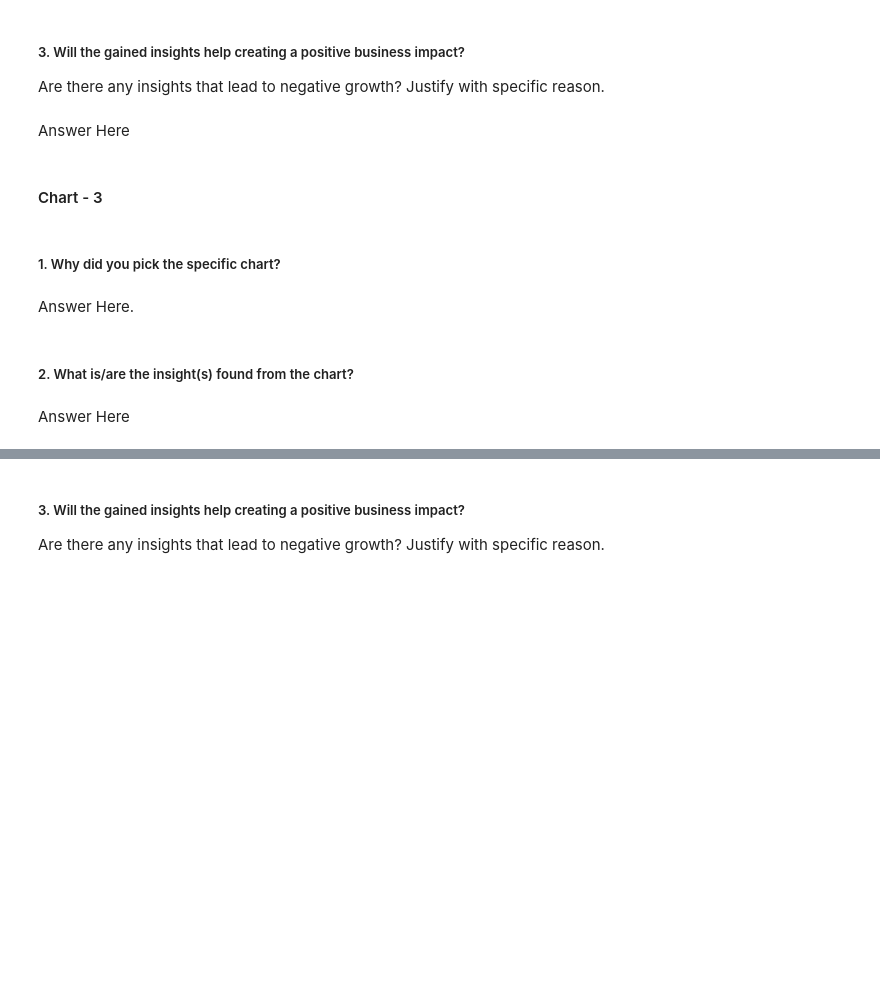
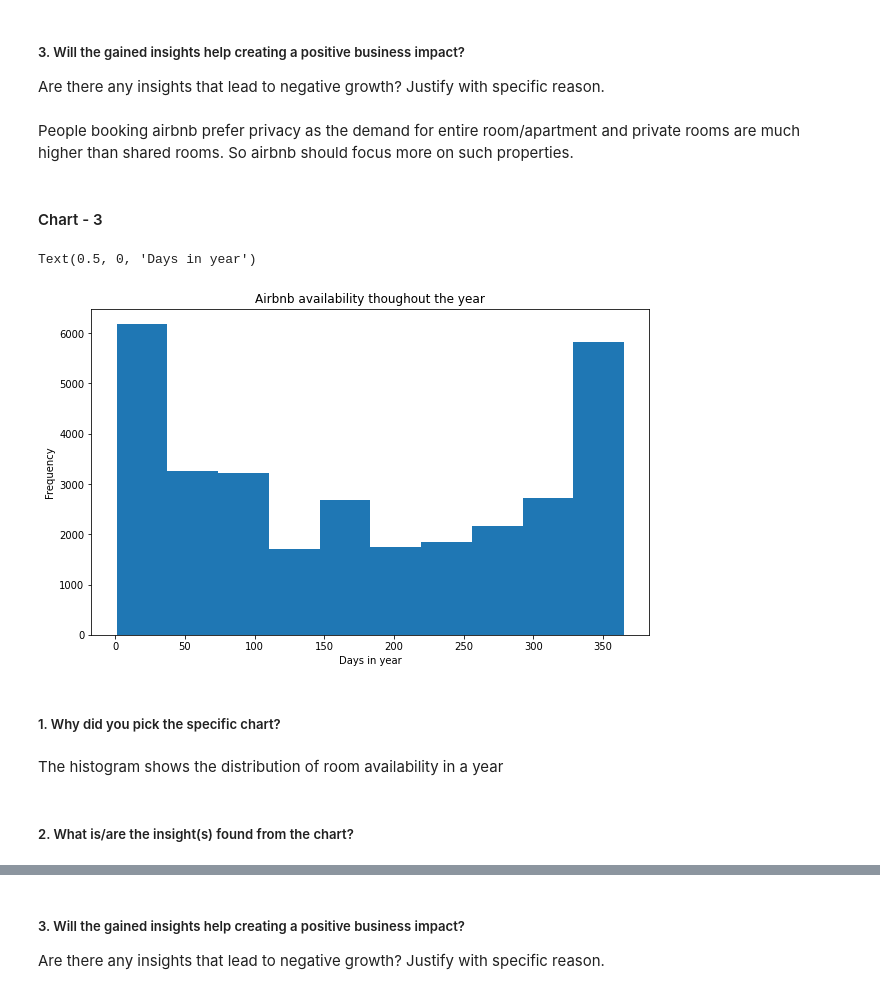
Before and after one commit to ChetanB1997/Capstone-1-EDA-AirBnB-Booking-Analysis, a Jupyter notebook: Team_Notebook.ipynb, the cells around one changed output, grey strips where cells are left out. Saved outputs shown, nothing was run; the diff lists cells and outputs as text; code cells hidden in the pictures; blank space fills up the shorter version.

```diff
--- a/Team_Notebook.ipynb
+++ b/Team_Notebook.ipynb
@@ -157,7 +537,7 @@ Answer Here
 # %% [markdown]
 ##### 3. Will the gained insights help creating a positive business impact?
 Are there any insights that lead to negative growth? Justify with specific reason.
-# %% [markdown]
-Answer Here
+# %% [markdown]
+People booking airbnb prefer privacy as the demand for entire room/apartment and private rooms are much higher than shared rooms. So airbnb should focus more on such properties.
 # %% [markdown]
 #### Chart - 3
@@ -166,8 +544,15 @@ Answer Here
+# %%
+# Chart - 3 visualization code
+plt.figure(figsize=(10,6))
+df3['availability_365'].plot(kind='hist')
+plt.title("Airbnb availability thoughout the year")
+plt.xlabel("Days in year")
+# %% [output]
+Text(0.5, 0, 'Days in year')
+[figure, added]
 # %% [markdown]
 ##### 1. Why did you pick the specific chart?
-# %% [markdown]
-Answer Here.
+# %% [markdown]
+The histogram shows the distribution of room availability in a year
 # %% [markdown]
 ##### 2. What is/are the insight(s) found from the chart?
-# %% [markdown]
-Answer Here
```
Also changed, not shown: parts of 137 cells of this notebook.
